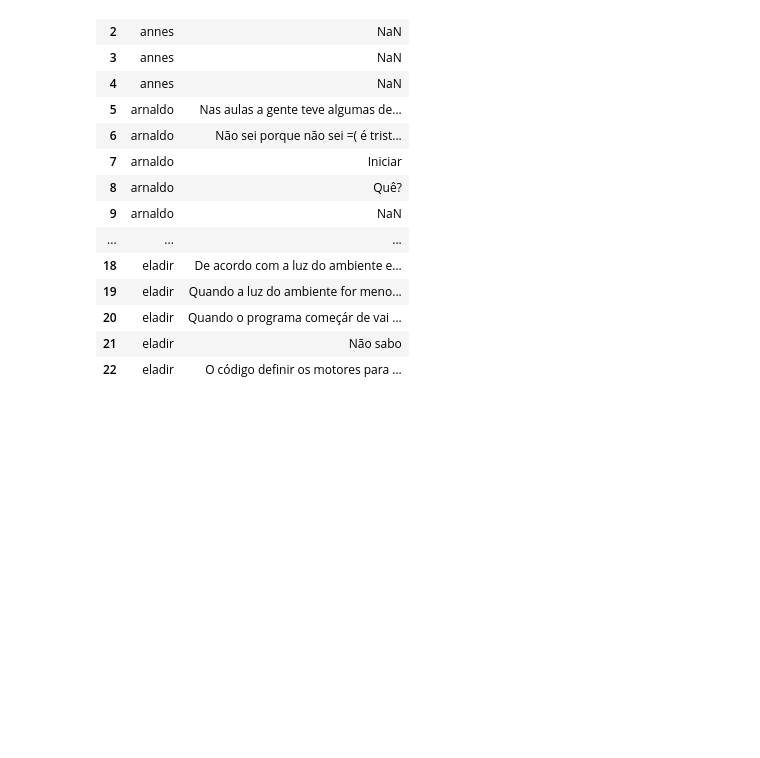
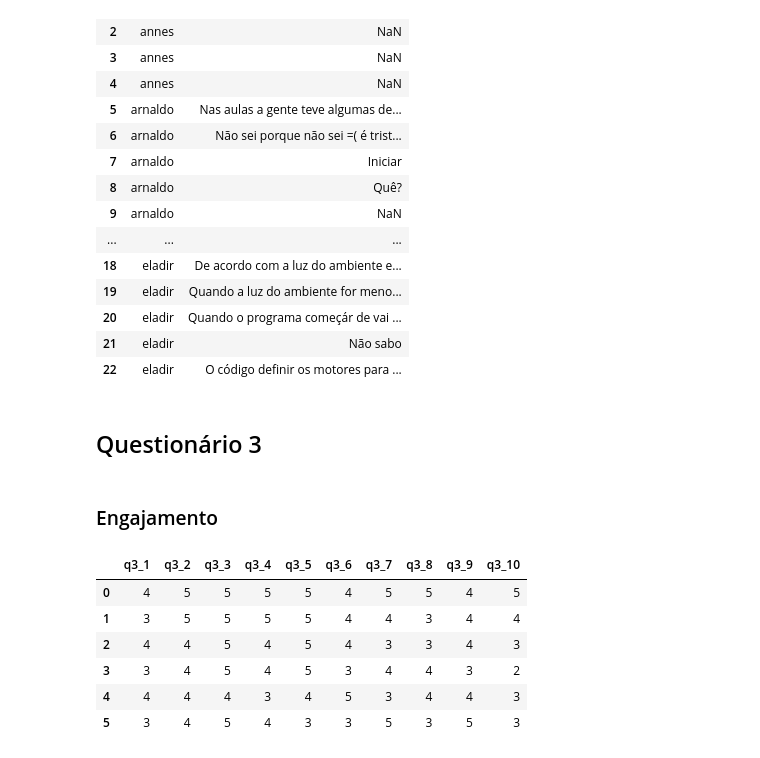
Before and after one commit to GERM-UDESC/questionarios-semestral, a Jupyter notebook: analises.ipynb, the cells around one changed output. Saved outputs shown, nothing was run; the diff lists cells and outputs as text; code cells hidden in the pictures; blank space fills up the shorter version.

Commit message:
questionário 3

```diff
--- a/analises.ipynb
+++ b/analises.ipynb
@@ -356,3 +387,20 @@ aberta2
 | 20 | eladir | Quando o programa começár de vai ... |
 | 21 | eladir | Não sabo |
 | 22 | eladir | O código definir os motores para ... |
+# %% [markdown]
+## Questionário 3
+# %%
+q3_data = pd.read_csv("data/q3/dados.csv", sep=",")
+# %% [markdown]
+### Engajamento
+# %%
+likert3 = q3_data[["q3_1", "q3_2", "q3_3", "q3_4", "q3_5", "q3_6", "q3_7", "q3_8", "q3_9", "q3_10"]]
+likert3
+# %% [output]
+|  | q3_1 | q3_2 | q3_3 | q3_4 | q3_5 | q3_6 | q3_7 | q3_8 | q3_9 | q3_10 |
+| 0 | 4 | 5 | 5 | 5 | 5 | 4 | 5 | 5 | 4 | 5 |
+| 1 | 3 | 5 | 5 | 5 | 5 | 4 | 4 | 3 | 4 | 4 |
+| 2 | 4 | 4 | 5 | 4 | 5 | 4 | 3 | 3 | 4 | 3 |
+| 3 | 3 | 4 | 5 | 4 | 5 | 3 | 4 | 4 | 3 | 2 |
+| 4 | 4 | 4 | 4 | 3 | 4 | 5 | 3 | 4 | 4 | 3 |
+| 5 | 3 | 4 | 5 | 4 | 3 | 3 | 5 | 3 | 5 | 3 |
```
Also changed, not shown: parts of 15 cells of this notebook.
